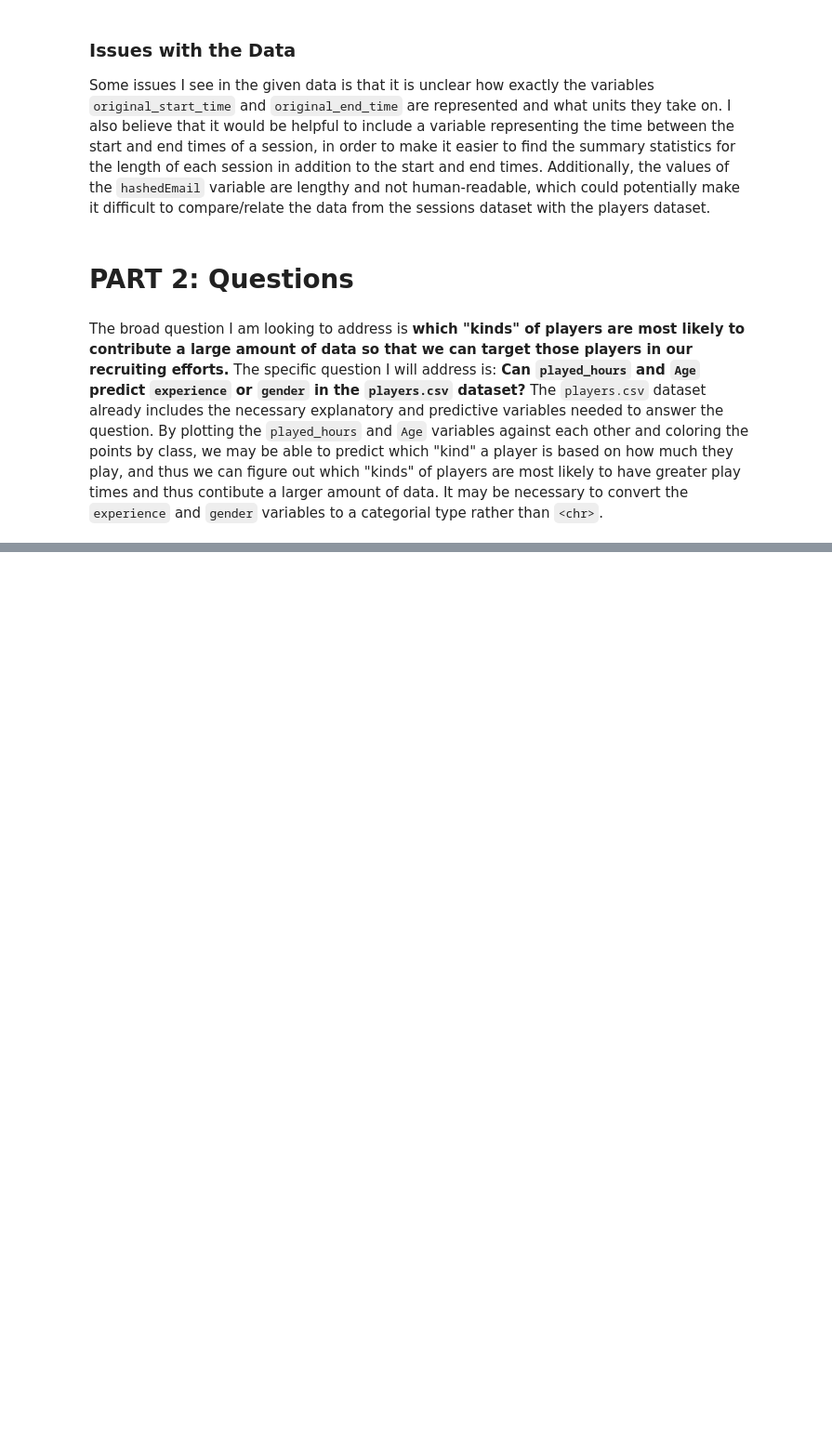
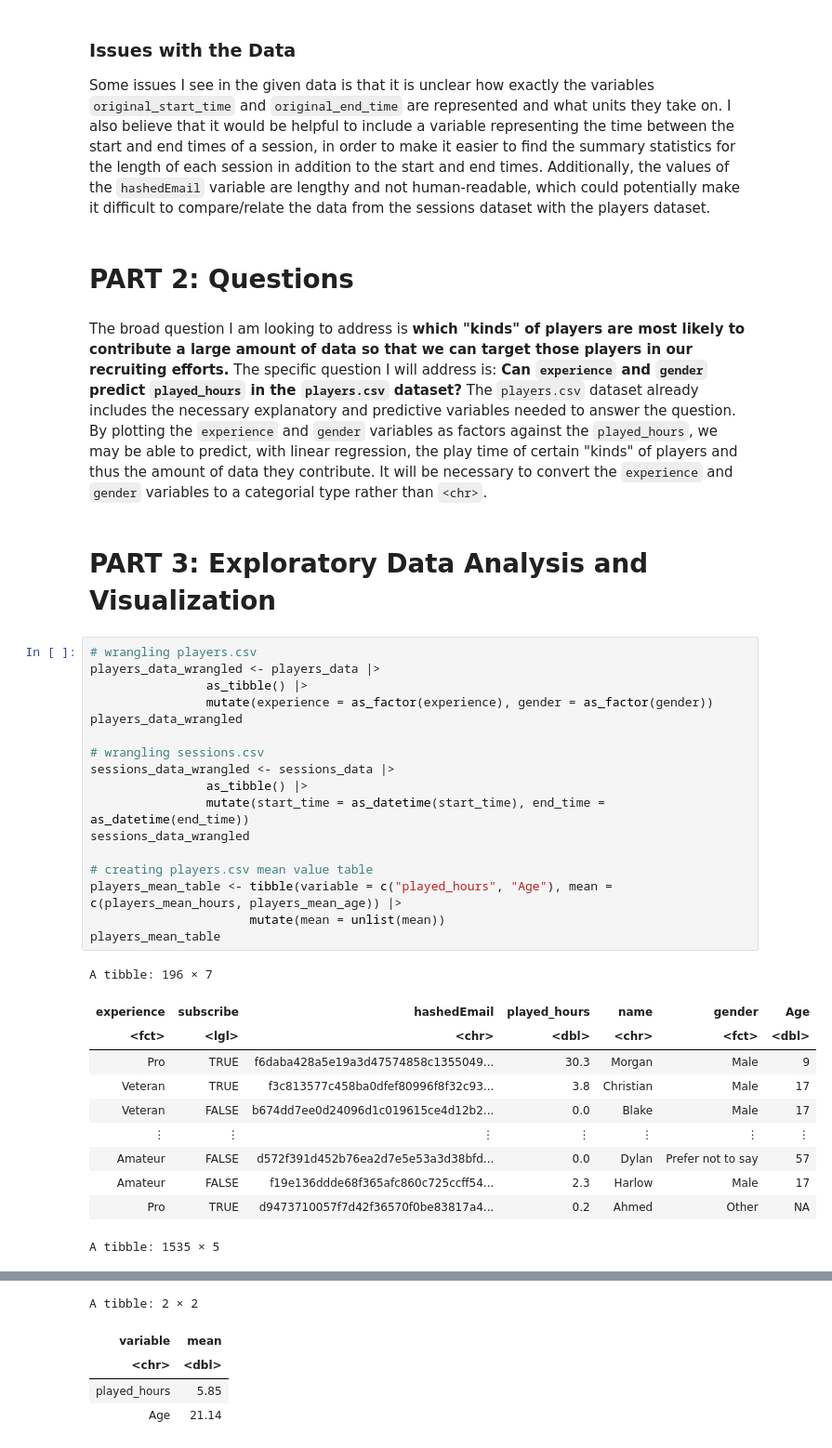
Before and after one commit to yolandapengx/dsci-100-project-ypeng927, a Jupyter notebook: Individual_Proposal.ipynb, the cells around one changed output, grey strips where cells are left out. Shown at 93% size. Cells and saved outputs as stored; diff of their text form; blank space fills up the shorter version.

```diff
--- a/Individual_Proposal.ipynb
+++ b/Individual_Proposal.ipynb
@@ -273,4 +273,35 @@ Some issues I see in the given data is that it is unclear how exactly the variab
 # %% [markdown]
 # PART 2: Questions
 # %% [markdown]
-The broad question I am looking to address is **which "kinds" of players are most likely to contribute a large amount of data so that we can target those players in our recruiting efforts.** The specific question I will address is: **Can `played_hours` and `Age` predict `experience` or `gender` in the `players.csv` dataset?** The `players.csv` dataset already includes the necessary explanatory and predictive variables needed to answer the question. By plotting the `played_hours` and `Age` variables against each other and coloring the points by class, we may be able to predict which "kind" a player is based on how much they play, and thus we can figure out which "kinds" of players are most likely to have greater play times and thus contibute a larger amount of data. It may be necessary to convert the `experience` and `gender` variables to a categorial type rather than `<chr>`.
+The broad question I am looking to address is **which "kinds" of players are most likely to contribute a large amount of data so that we can target those players in our recruiting efforts.** The specific question I will address is: **Can `experience` and `gender` predict `played_hours` in the `players.csv` dataset?** The `players.csv` dataset already includes the necessary explanatory and predictive variables needed to answer the question. By plotting the `experience` and `gender` variables as factors against the `played_hours`, we may be able to predict, with linear regression, the play time of certain "kinds" of players and thus the amount of data they contribute. It will be necessary to convert the `experience` and `gender` variables to a categorial type rather than `<chr>`.
+# %% [markdown]
+# PART 3: Exploratory Data Analysis and Visualization
+# %%
+# wrangling players.csv
+players_data_wrangled <- players_data |>
+                as_tibble() |>
+                mutate(experience = as_factor(experience), gender = as_factor(gender))
+players_data_wrangled
+
+# wrangling sessions.csv
+sessions_data_wrangled <- sessions_data |>
+                as_tibble() |>
+                mutate(start_time = as_datetime(start_time), end_time = as_datetime(end_time))
+sessions_data_wrangled
+
+# creating players.csv mean value table
+players_mean_table <- tibble(variable = c("played_hours", "Age"), mean = c(players_mean_hours, players_mean_age)) |>
+                      mutate(mean = unlist(mean))
+players_mean_table
+# %% [output]
+A tibble: 196 × 7
+| experience | subscribe | hashedEmail | played_hours | name | gender | Age |
+| <fct> | <lgl> | <chr> | <dbl> | <chr> | <fct> | <dbl> |
+| Pro | TRUE | f6daba428a5e19a3d47574858c1355049... | 30.3 | Morgan | Male | 9 |
+| Veteran | TRUE | f3c813577c458ba0dfef80996f8f32c93... | 3.8 | Christian | Male | 17 |
+| Veteran | FALSE | b674dd7ee0d24096d1c019615ce4d12b2... | 0.0 | Blake | Male | 17 |
+| ⋮ | ⋮ | ⋮ | ⋮ | ⋮ | ⋮ | ⋮ |
+| Amateur | FALSE | d572f391d452b76ea2d7e5e53a3d38bfd... | 0.0 | Dylan | Prefer not to say | 57 |
+| Amateur | FALSE | f19e136ddde68f365afc860c725ccff54... | 2.3 | Harlow | Male | 17 |
+| Pro | TRUE | d9473710057f7d42f36570f0be83817a4... | 0.2 | Ahmed | Other | NA |
+A tibble: 1535 × 5
@@ -276,0 +317,5 @@ The broad question I am looking to address is **which "kinds" of players are mos
+A tibble: 2 × 2
+| variable | mean |
+| <chr> | <dbl> |
+| played_hours | 5.85 |
+| Age | 21.14 |
```
Also changed, not shown: parts of 5 cells of this notebook.
